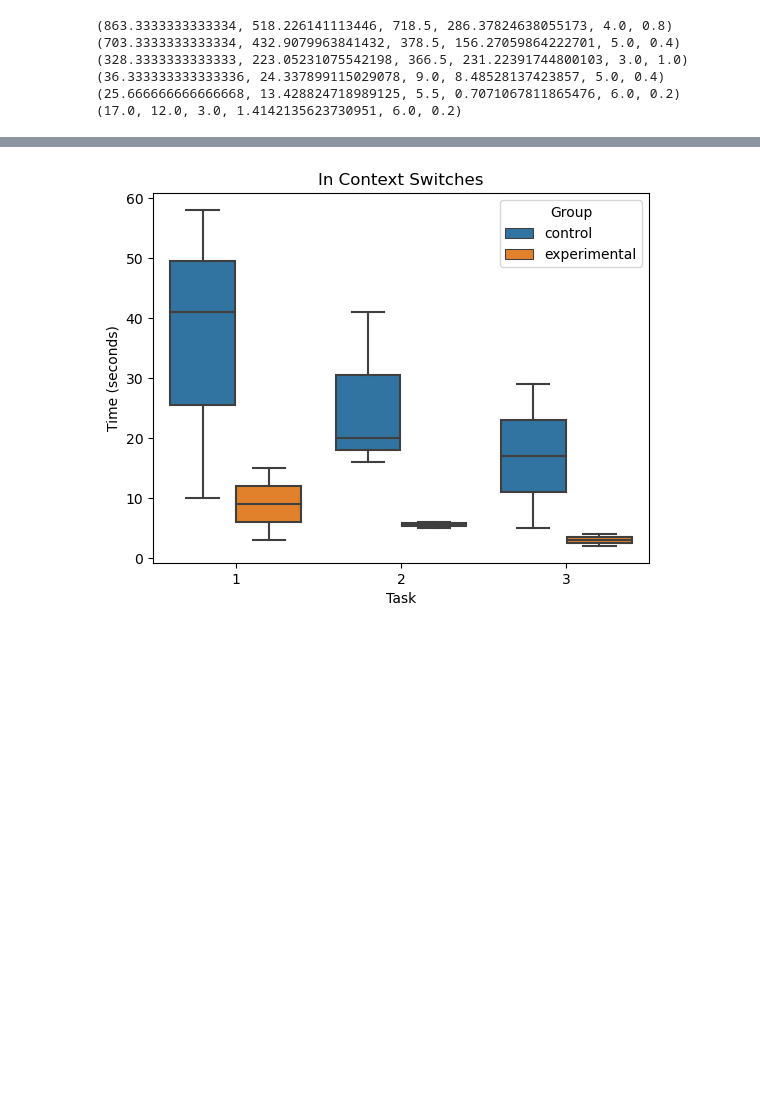
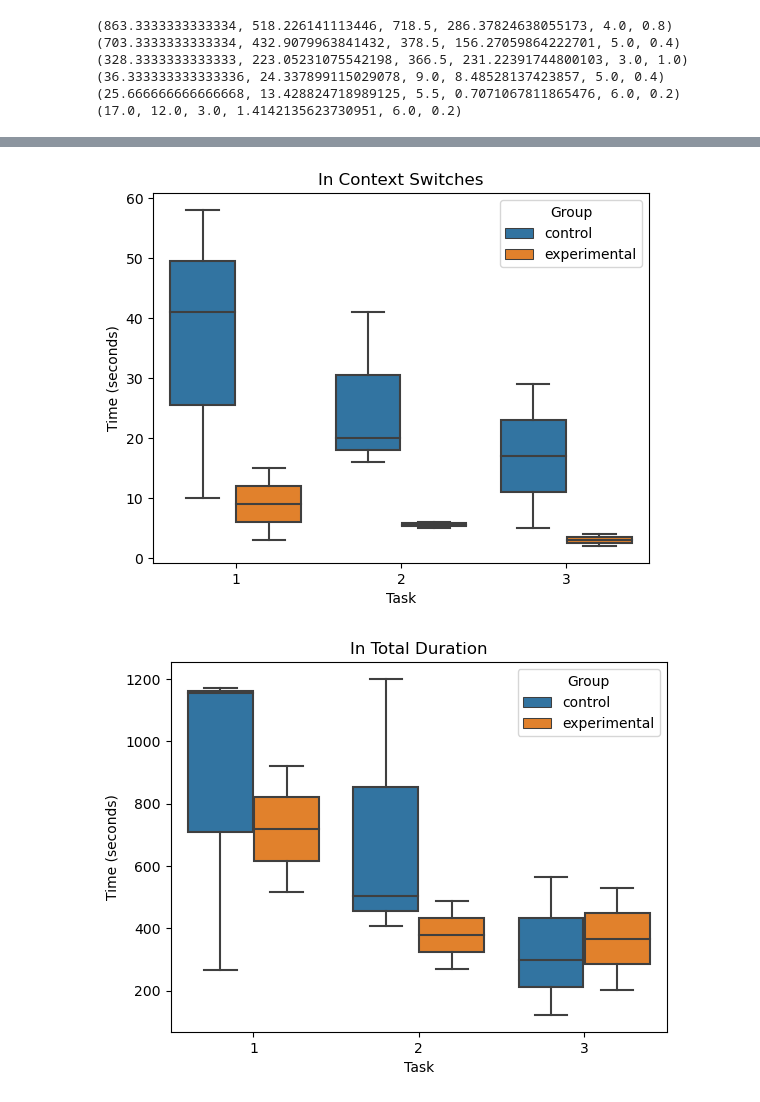
Before and after one commit to matosjoaops/dockerlive-study-data, a Jupyter notebook: study.ipynb, the cells around one changed output, grey strips where cells are left out. Cells and saved outputs as stored; diff of their text form; code cells hidden in the pictures; blank space fills up the shorter version.

```diff
--- a/study.ipynb
+++ b/study.ipynb
@@ -76,13 +76,14 @@ def plot_context(ctrl, exp, context):
     plt.title(f"In {context}")
     plt.show()
 # %%
-contexts = ["VSCode", "Terminal", "Firefox", "Reading Instructions", "Context Switches"]
+contexts = ["VSCode", "Terminal", "Firefox", "Reading Instructions", "Context Switches", "Total Duration"]
 
 for i in contexts:
     plot_context(data_control, data_experimental, i)
 # %% [output]
 [figure]
 [figure]
 [figure]
 [figure]
 [figure]
+[figure, added]
```
Also changed, not shown: 1 other file.
